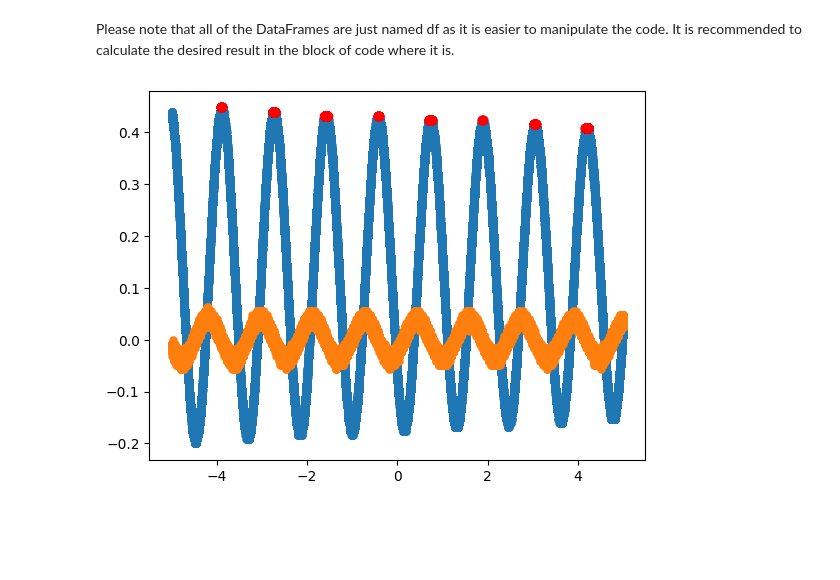
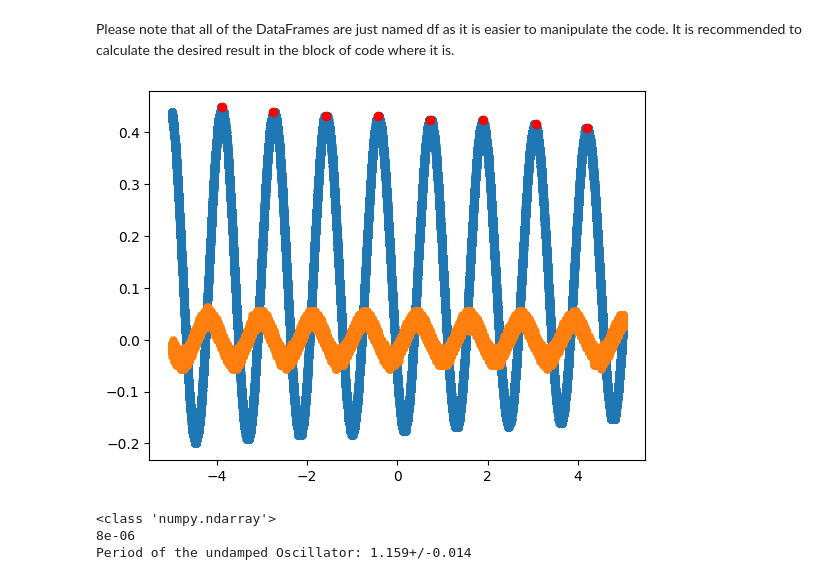
Before and after one commit to KemalOenen/Grundpraktikum2_Gruppe1_SS23, a Jupyter notebook: Versuch7/Djoxx_Pendulum.ipynb, the cells around one changed output. Cells and saved outputs as stored; diff of their text form; code cells hidden in the pictures; blank space fills up the shorter version.

Commit message:
Calculation of the periods of pendulum Definition of the function for period

```diff
--- a/Versuch7/Djoxx_Pendulum.ipynb
+++ b/Versuch7/Djoxx_Pendulum.ipynb
@@ -21,12 +1,36 @@ import scipy
+# %%
+import matplotlib.pyplot as plt
+import numpy as np
+import seaborn as sns
+import pandas as pd
+import scipy
+from uncertainties import ufloat
+from uncertainties.umath import *
+
+def calculateTimeIntervall(filename, peaks):
+    f = open(filename, "r")
+    n=float(f.readlines()[6][16:21])
+    steps=[]
+    for i in range(len(peaks)-1):
+        steps.append(peaks[i+1]-peaks[i])
+    print(n)
+    return ufloat((n*np.array(steps)).mean(), (n*np.array(steps)).std())
 # %% [markdown]
 Please note that all of the DataFrames are just named df as it is easier to manipulate the code.
 It is recommended to calculate the desired result in the block of code where it is.
 # %%
-df=pd.read_csv("T0000.CSV", header=14)
+filename="T0000.CSV"
+df=pd.read_csv(filename, header=14)
 plt.scatter(df["TIME"], df["CH1"], linewidth=0.1)
 plt.scatter(df["TIME"], df["CH2"], linewidth=0.1)
-peaks=scipy.signal.find_peaks(df["CH1"], prominence=0.1)
+peaks=np.array(scipy.signal.find_peaks(df["CH1"], prominence=0.1, distance=10000))
 plt.scatter(df["TIME"][peaks[0]], df["CH1"][peaks[0]], color="red")
 plt.show()
+print(type(peaks[0]))
+res_period=calculateTimeIntervall(filename, peaks[0])
+print("Period of the undamped Oscillator: " + str(res_period))
 # %% [output]
-[figure, old version]
+[figure, new version]
+<class 'numpy.ndarray'>
+8e-06
+Period of the undamped Oscillator: 1.159+/-0.014
```
Also changed, not shown: parts of 5 cells of this notebook.
